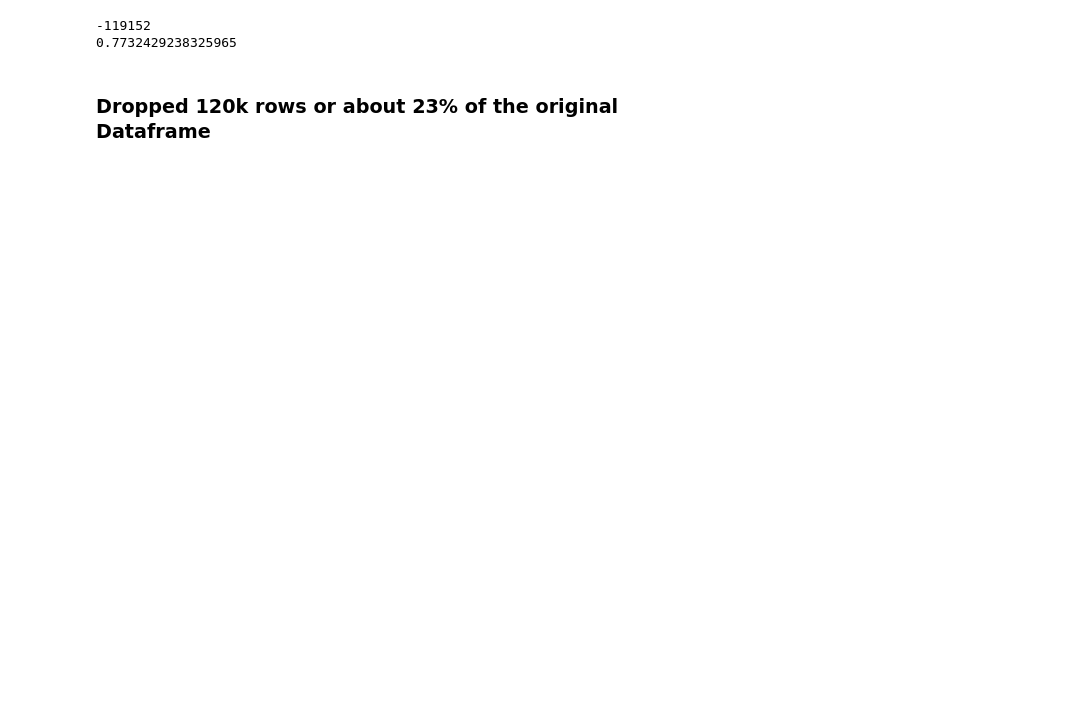
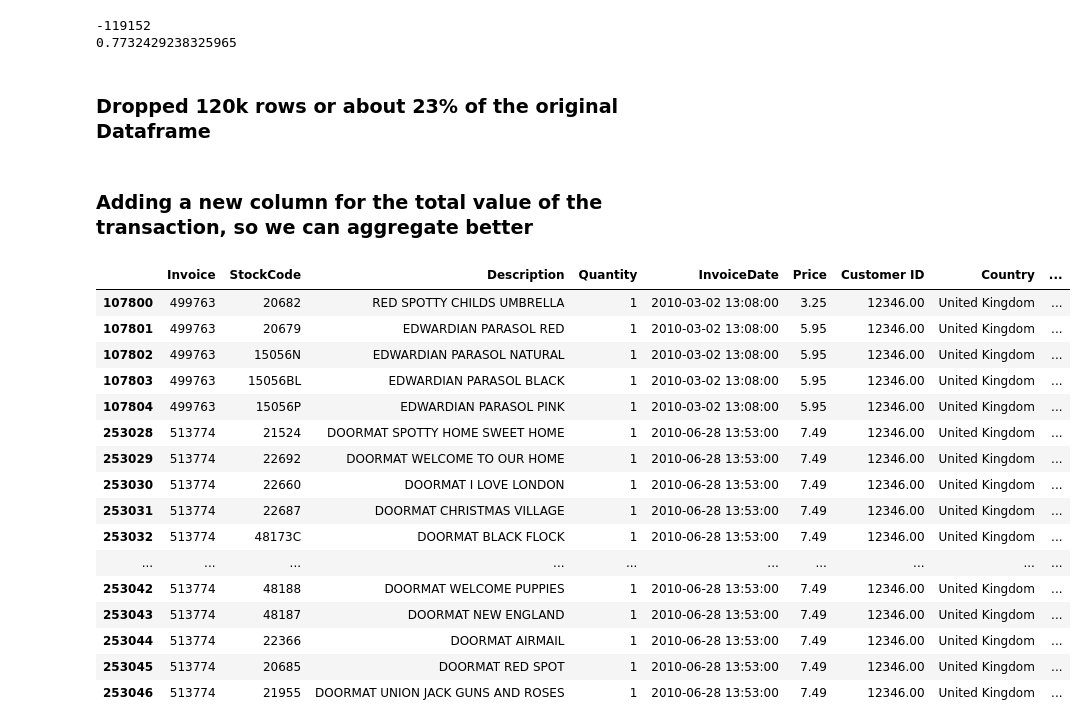
Before and after one commit to NoahSchwarzrock/online_retail_data, a Jupyter notebook: online_retail_data_clustering.ipynb, the cells around one changed output. Drawn from its saved outputs; the diff is of its cells as text; code cells hidden in the pictures; blank space fills up the shorter version.

```diff
--- a/online_retail_data_clustering.ipynb
+++ b/online_retail_data_clustering.ipynb
@@ -645,3 +645,26 @@ print(len(cleaned_df) / len(df))
 0.7732429238325965
 # %% [markdown]
 ### Dropped 120k rows or about 23% of the original Dataframe
+# %% [markdown]
+### Adding a new column for the total value of the transaction, so we can aggregate better
+# %%
+cleaned_df["Transaction Total"] = cleaned_df["Price"] * cleaned_df["Quantity"]
+cleaned_df[cleaned_df["Customer ID"]==12346.00]
+# %% [output]
+|  | Invoice | StockCode | Description | Quantity | InvoiceDate | Price | Customer ID | Country | ... |
+| 107800 | 499763 | 20682 | RED SPOTTY CHILDS UMBRELLA | 1 | 2010-03-02 13:08:00 | 3.25 | 12346.00 | United Kingdom | ... |
+| 107801 | 499763 | 20679 | EDWARDIAN PARASOL RED | 1 | 2010-03-02 13:08:00 | 5.95 | 12346.00 | United Kingdom | ... |
+| 107802 | 499763 | 15056N | EDWARDIAN PARASOL NATURAL | 1 | 2010-03-02 13:08:00 | 5.95 | 12346.00 | United Kingdom | ... |
+| 107803 | 499763 | 15056BL | EDWARDIAN PARASOL BLACK | 1 | 2010-03-02 13:08:00 | 5.95 | 12346.00 | United Kingdom | ... |
+| 107804 | 499763 | 15056P | EDWARDIAN PARASOL PINK | 1 | 2010-03-02 13:08:00 | 5.95 | 12346.00 | United Kingdom | ... |
+| 253028 | 513774 | 21524 | DOORMAT SPOTTY HOME SWEET HOME | 1 | 2010-06-28 13:53:00 | 7.49 | 12346.00 | United Kingdom | ... |
+| 253029 | 513774 | 22692 | DOORMAT WELCOME TO OUR HOME | 1 | 2010-06-28 13:53:00 | 7.49 | 12346.00 | United Kingdom | ... |
+| 253030 | 513774 | 22660 | DOORMAT I LOVE LONDON | 1 | 2010-06-28 13:53:00 | 7.49 | 12346.00 | United Kingdom | ... |
+| 253031 | 513774 | 22687 | DOORMAT CHRISTMAS VILLAGE | 1 | 2010-06-28 13:53:00 | 7.49 | 12346.00 | United Kingdom | ... |
+| 253032 | 513774 | 48173C | DOORMAT BLACK FLOCK | 1 | 2010-06-28 13:53:00 | 7.49 | 12346.00 | United Kingdom | ... |
+| ... | ... | ... | ... | ... | ... | ... | ... | ... | ... |
+| 253042 | 513774 | 48188 | DOORMAT WELCOME PUPPIES | 1 | 2010-06-28 13:53:00 | 7.49 | 12346.00 | United Kingdom | ... |
+| 253043 | 513774 | 48187 | DOORMAT NEW ENGLAND | 1 | 2010-06-28 13:53:00 | 7.49 | 12346.00 | United Kingdom | ... |
+| 253044 | 513774 | 22366 | DOORMAT AIRMAIL | 1 | 2010-06-28 13:53:00 | 7.49 | 12346.00 | United Kingdom | ... |
+| 253045 | 513774 | 20685 | DOORMAT RED SPOT | 1 | 2010-06-28 13:53:00 | 7.49 | 12346.00 | United Kingdom | ... |
+| 253046 | 513774 | 21955 | DOORMAT UNION JACK GUNS AND ROSES | 1 | 2010-06-28 13:53:00 | 7.49 | 12346.00 | United Kingdom | ... |
```
Also changed, not shown: parts of 16 cells of this notebook.
